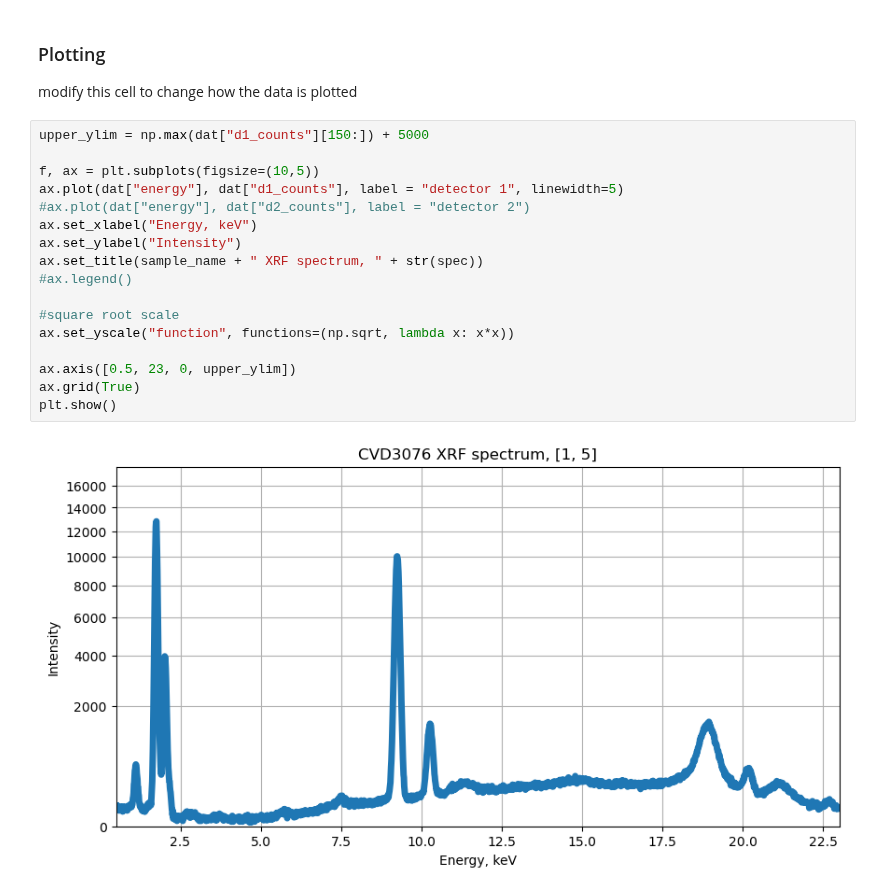
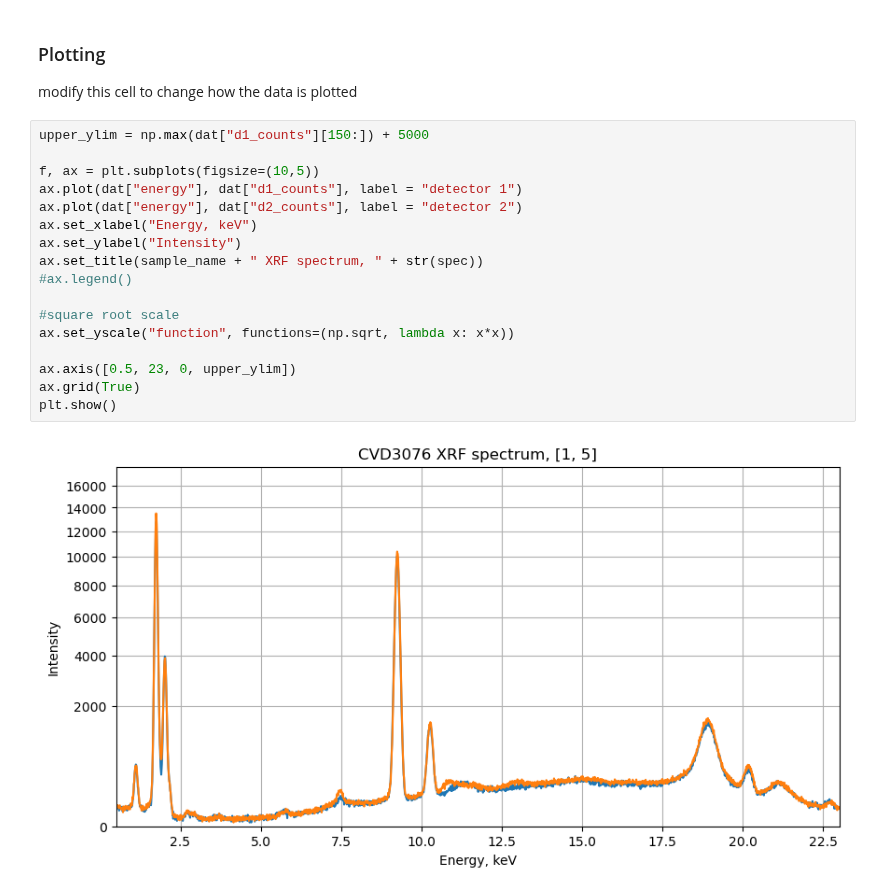
Before and after one commit to ELFREELAND/xrf-thickness-studies, a Jupyter notebook: xrf_data_parser.ipynb, the cells around one changed output. Saved outputs shown, nothing was run; the diff lists cells and outputs as text.

```diff
--- a/xrf_data_parser.ipynb
+++ b/xrf_data_parser.ipynb
@@ -103,19 +103,19 @@ modify this cell to change how the data is plotted
 # %%
 upper_ylim = np.max(dat["d1_counts"][150:]) + 5000
 
 f, ax = plt.subplots(figsize=(10,5))
-ax.plot(dat["energy"], dat["d1_counts"], label = "detector 1", linewidth=5)
-#ax.plot(dat["energy"], dat["d2_counts"], label = "detector 2")
+ax.plot(dat["energy"], dat["d1_counts"], label = "detector 1")
+ax.plot(dat["energy"], dat["d2_counts"], label = "detector 2")
 ax.set_xlabel("Energy, keV")
 ax.set_ylabel("Intensity")
 ax.set_title(sample_name + " XRF spectrum, " + str(spec))
 #ax.legend()
 
 #square root scale
 ax.set_yscale("function", functions=(np.sqrt, lambda x: x*x))
 
 ax.axis([0.5, 23, 0, upper_ylim])
 ax.grid(True)
 plt.show()
 # %% [output]
-[figure, old version]
+[figure, new version]
```
Also changed, not shown: 36 other files.
